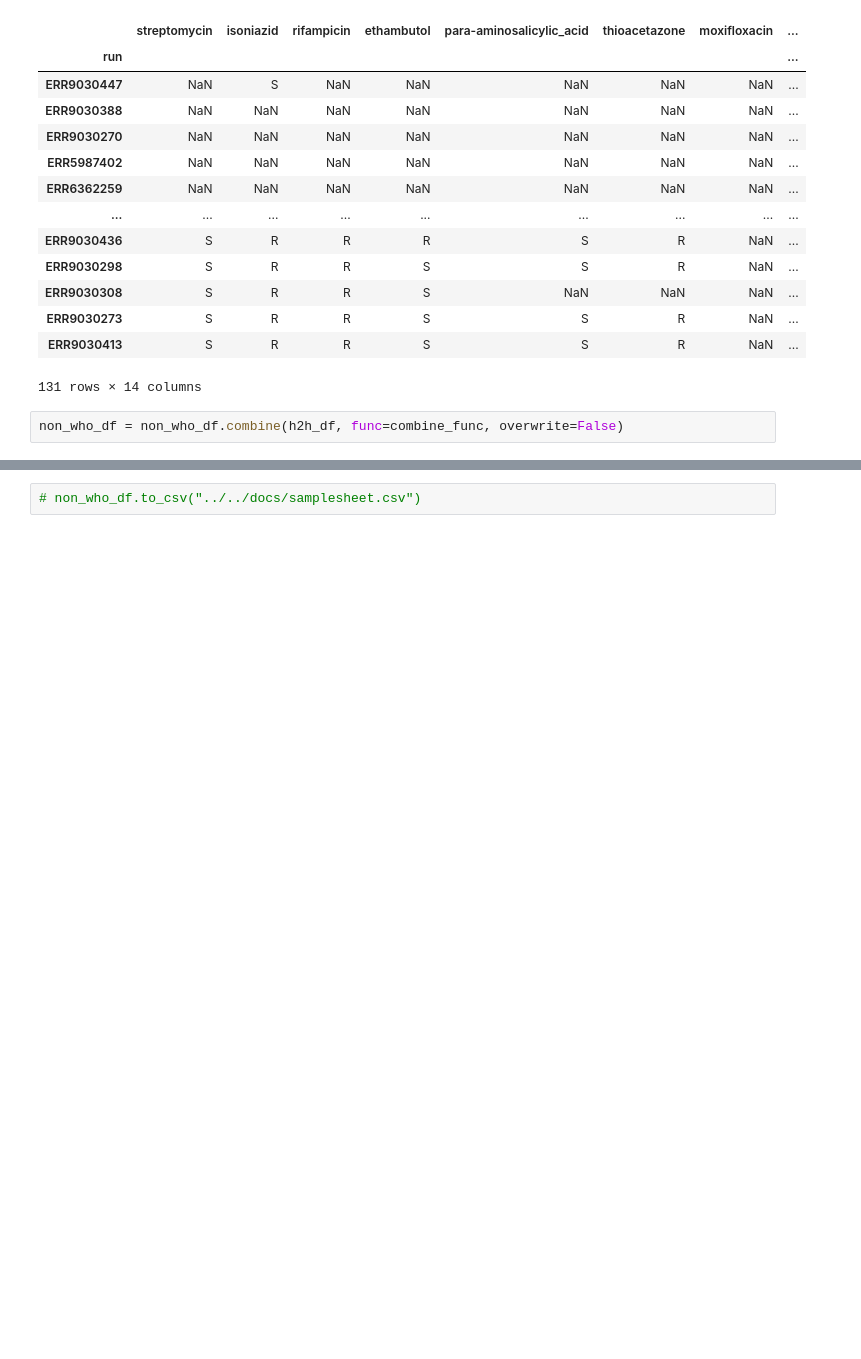
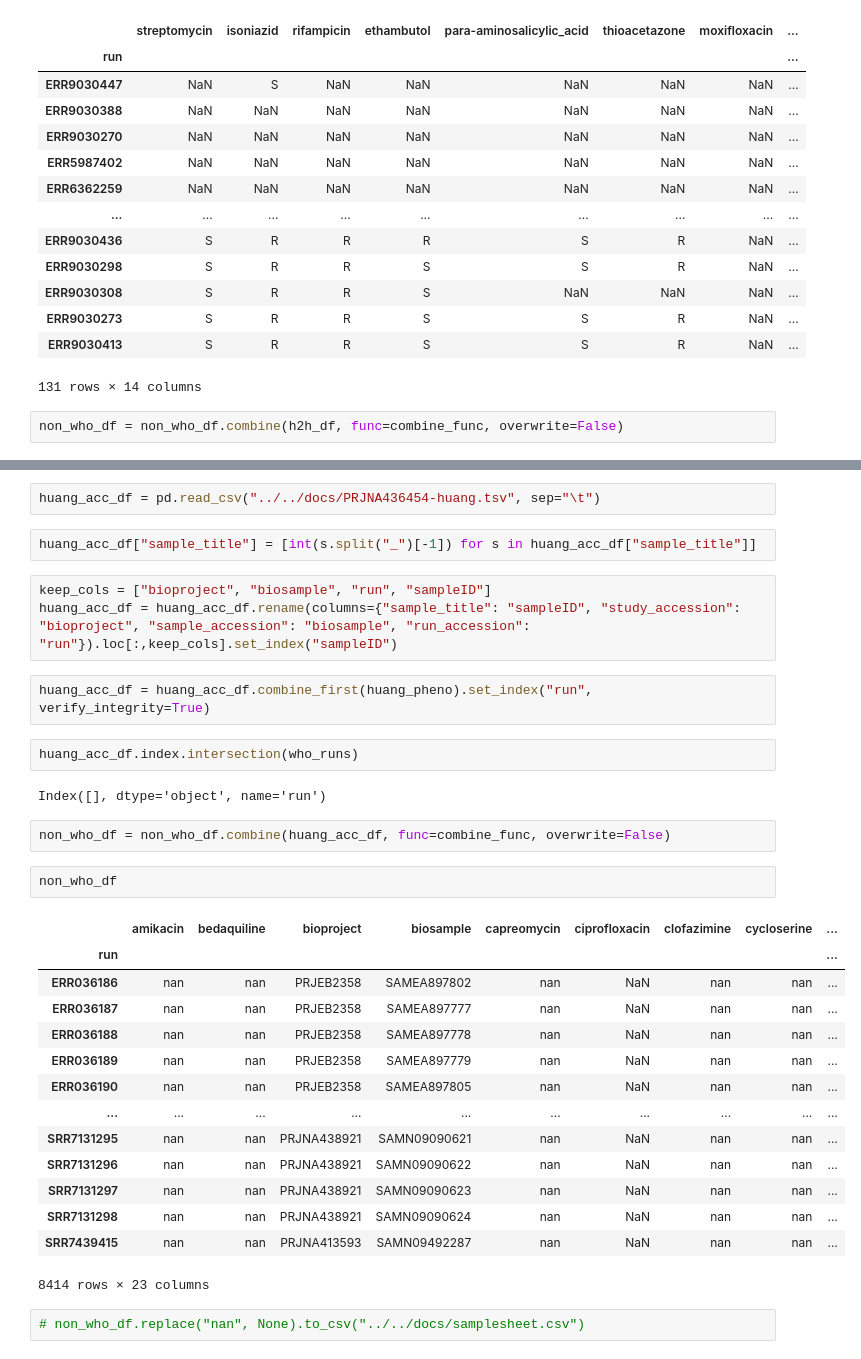
Before and after one commit to mbhall88/WHO-correspondence, a Jupyter notebook: workflow/notebooks/data-cleaning.ipynb, the cells around one changed output, grey strips where cells are left out. Saved outputs shown, nothing was run; the diff lists cells and outputs as text; blank space fills up the shorter version.

```diff
--- a/workflow/notebooks/data-cleaning.ipynb
+++ b/workflow/notebooks/data-cleaning.ipynb
@@ -484,2 +523,34 @@ non_who_df = non_who_df.combine(h2h_df, func=combine_func, overwrite=False)
+# %%
+huang_acc_df = pd.read_csv("../../docs/PRJNA436454-huang.tsv", sep="\t")
+# %%
+huang_acc_df["sample_title"] = [int(s.split("_")[-1]) for s in huang_acc_df["sample_title"]]
+# %%
+keep_cols = ["bioproject", "biosample", "run", "sampleID"]
+huang_acc_df = huang_acc_df.rename(columns={"sample_title": "sampleID", "study_accession": "bioproject", "sample_accession": "biosample", "run_accession": "run"}).loc[:,keep_cols].set_index("sampleID")
+# %%
+huang_acc_df = huang_acc_df.combine_first(huang_pheno).set_index("run", verify_integrity=True)
+# %%
+huang_acc_df.index.intersection(who_runs)
+# %% [output]
+Index([], dtype='object', name='run')
+# %%
+non_who_df = non_who_df.combine(huang_acc_df, func=combine_func, overwrite=False)
+# %%
+non_who_df
+# %% [output]
+|  | amikacin | bedaquiline | bioproject | biosample | capreomycin | ciprofloxacin | clofazimine | cycloserine | ... |
+| run |  |  |  |  |  |  |  |  | ... |
+| ERR036186 | nan | nan | PRJEB2358 | SAMEA897802 | nan | NaN | nan | nan | ... |
+| ERR036187 | nan | nan | PRJEB2358 | SAMEA897777 | nan | NaN | nan | nan | ... |
+| ERR036188 | nan | nan | PRJEB2358 | SAMEA897778 | nan | NaN | nan | nan | ... |
+| ERR036189 | nan | nan | PRJEB2358 | SAMEA897779 | nan | NaN | nan | nan | ... |
+| ERR036190 | nan | nan | PRJEB2358 | SAMEA897805 | nan | NaN | nan | nan | ... |
+| ... | ... | ... | ... | ... | ... | ... | ... | ... | ... |
+| SRR7131295 | nan | nan | PRJNA438921 | SAMN09090621 | nan | NaN | nan | nan | ... |
+| SRR7131296 | nan | nan | PRJNA438921 | SAMN09090622 | nan | NaN | nan | nan | ... |
+| SRR7131297 | nan | nan | PRJNA438921 | SAMN09090623 | nan | NaN | nan | nan | ... |
+| SRR7131298 | nan | nan | PRJNA438921 | SAMN09090624 | nan | NaN | nan | nan | ... |
+| SRR7439415 | nan | nan | PRJNA413593 | SAMN09492287 | nan | NaN | nan | nan | ... |
+8414 rows × 23 columns
 # %%
-# non_who_df.to_csv("../../docs/samplesheet.csv")
+# non_who_df.replace("nan", None).to_csv("../../docs/samplesheet.csv")
```
Also changed, not shown: parts of 5 cells of this notebook, 1 other file.
